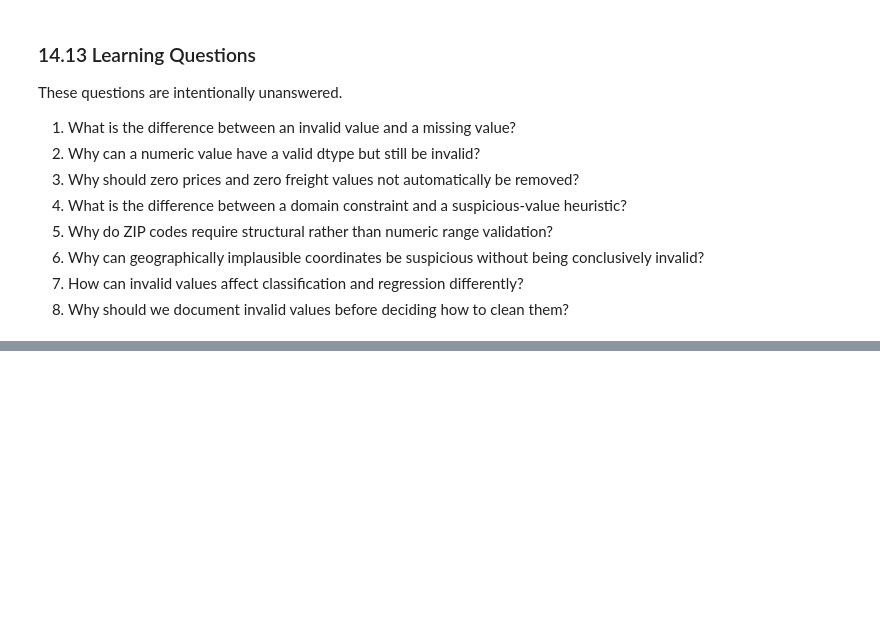
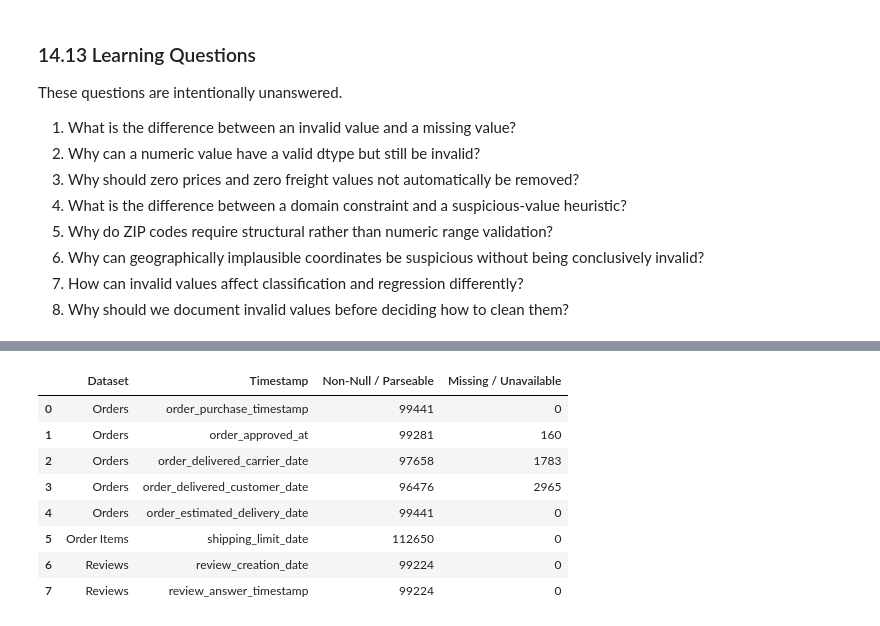
Before and after one commit to mmubashir95/ecommerce-delivery-intelligence, a Jupyter notebook: notebooks/02_data_quality.ipynb, the cells around one changed output, grey strips where cells are left out. Saved outputs shown, nothing was run; the diff lists cells and outputs as text; code cells hidden in the pictures; blank space fills up the shorter version.

```diff
--- a/notebooks/02_data_quality.ipynb
+++ b/notebooks/02_data_quality.ipynb
@@ -2807,0 +2842,51 @@ These questions are intentionally unanswered.
+# %%
+# Task 5 uses fresh temporary datetime views so earlier in-place conversions
+# and all Tasks 1–4 results remain untouched.
+orders_temporal = raw_datasets["Orders"].copy()
+items_temporal = raw_datasets["Order Items"][[
+    "order_id", "order_item_id", "shipping_limit_date"
+]].copy()
+reviews_temporal = raw_datasets["Reviews"][[
+    "review_id", "order_id", "review_creation_date", "review_answer_timestamp"
+]].copy()
+
+ORDER_TEMPORAL_COLUMNS = [
+    "order_purchase_timestamp", "order_approved_at",
+    "order_delivered_carrier_date", "order_delivered_customer_date",
+    "order_estimated_delivery_date",
+]
+for column in ORDER_TEMPORAL_COLUMNS:
+    orders_temporal[column] = pd.to_datetime(orders_temporal[column], errors="coerce")
+items_temporal["shipping_limit_date"] = pd.to_datetime(
+    items_temporal["shipping_limit_date"], errors="coerce"
+)
+for column in ["review_creation_date", "review_answer_timestamp"]:
+    reviews_temporal[column] = pd.to_datetime(reviews_temporal[column], errors="coerce")
+
+timestamp_inventory = pd.DataFrame([
+    {"Dataset": "Orders", "Timestamp": column,
+     "Non-Null / Parseable": int(orders_temporal[column].notna().sum()),
+     "Missing / Unavailable": int(orders_temporal[column].isna().sum())}
+    for column in ORDER_TEMPORAL_COLUMNS
+] + [
+    {"Dataset": "Order Items", "Timestamp": "shipping_limit_date",
+     "Non-Null / Parseable": int(items_temporal["shipping_limit_date"].notna().sum()),
+     "Missing / Unavailable": int(items_temporal["shipping_limit_date"].isna().sum())},
+    *[
+        {"Dataset": "Reviews", "Timestamp": column,
+         "Non-Null / Parseable": int(reviews_temporal[column].notna().sum()),
+         "Missing / Unavailable": int(reviews_temporal[column].isna().sum())}
+        for column in ["review_creation_date", "review_answer_timestamp"]
+    ],
+])
+display(timestamp_inventory)
+# %% [output]
+|  | Dataset | Timestamp | Non-Null / Parseable | Missing / Unavailable |
+| 0 | Orders | order_purchase_timestamp | 99441 | 0 |
+| 1 | Orders | order_approved_at | 99281 | 160 |
+| 2 | Orders | order_delivered_carrier_date | 97658 | 1783 |
+| 3 | Orders | order_delivered_customer_date | 96476 | 2965 |
+| 4 | Orders | order_estimated_delivery_date | 99441 | 0 |
+| 5 | Order Items | shipping_limit_date | 112650 | 0 |
+| 6 | Reviews | review_creation_date | 99224 | 0 |
+| 7 | Reviews | review_answer_timestamp | 99224 | 0 |
```
Also changed, not shown: parts of 25 cells of this notebook.
